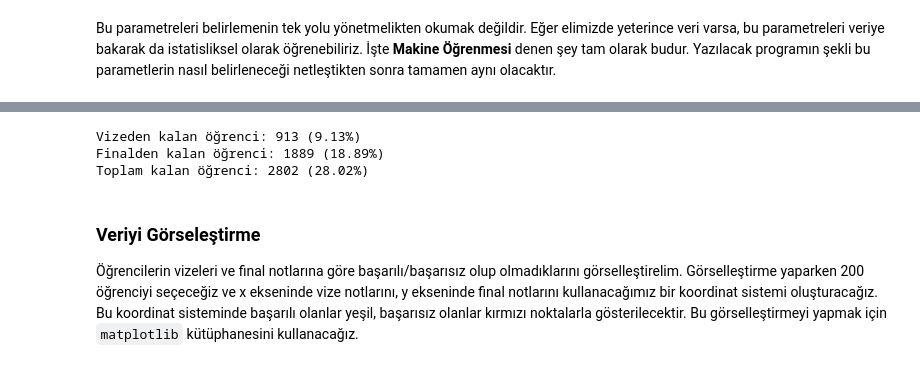
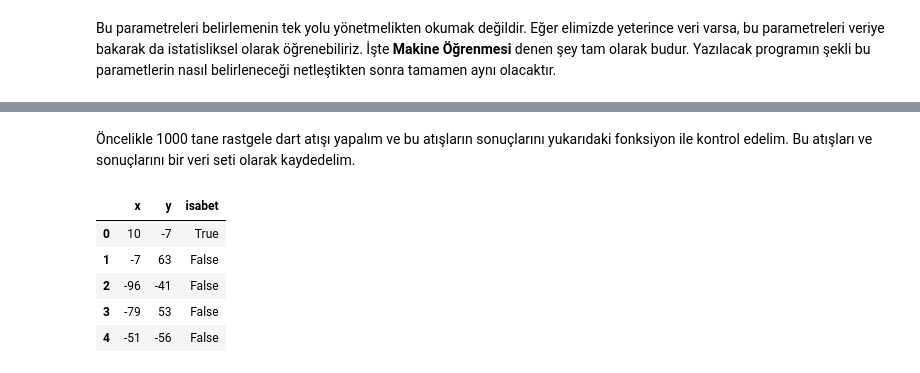
Before and after one commit to malibayram/doktora, a Jupyter notebook: deneme_tahtasi/basic_ml_copy.ipynb, the cells around one changed output, grey strips where cells are left out. Saved outputs shown, nothing was run; the diff lists cells and outputs as text; code cells hidden in the pictures.

```diff
--- a/deneme_tahtasi/basic_ml_copy.ipynb
+++ b/deneme_tahtasi/basic_ml_copy.ipynb
@@ -83,18 +23,0 @@ df.head(20)
-# %%
-vizeden_kalanlar = df[df["Vize"] < VIZE_BARAJ].count()["Vize"]
-finalden_kalanlar = df[df["Final"] < FINAL_BARAJ].count()["Final"]
-toplam_kalan = vizeden_kalanlar + finalden_kalanlar
-toplam_gecen = df.count()["Vize"] - toplam_kalan
-
-print(f"""Vizeden kalan öğrenci: {vizeden_kalanlar} ({vizeden_kalanlar / 100:.2f}%)
-Finalden kalan öğrenci: {finalden_kalanlar} ({finalden_kalanlar / 100:.2f}%)
-Toplam kalan öğrenci: {toplam_kalan} ({toplam_kalan / 100:.2f}%)
-      """)
-# %% [output]
-Vizeden kalan öğrenci: 913 (9.13%)
-Finalden kalan öğrenci: 1889 (18.89%)
-Toplam kalan öğrenci: 2802 (28.02%)
-# %% [markdown]
-### Veriyi Görseleştirme
-
-Öğrencilerin vizeleri ve final notlarına göre başarılı/başarısız olup olmadıklarını görselleştirelim. Görselleştirme yaparken  200 öğrenciyi seçeceğiz ve x ekseninde vize notlarını, y ekseninde final notlarını kullanacağımız bir koordinat sistemi oluşturacağız. Bu koordinat sisteminde başarılı olanlar yeşil, başarısız olanlar kırmızı noktalarla gösterilecektir. Bu görselleştirmeyi yapmak için `matplotlib` kütüphanesini kullanacağız.
@@ -100,0 +29,23 @@ Toplam kalan öğrenci: 2802 (28.02%)
+# %% [markdown]
+Öncelikle 1000 tane rastgele dart atışı yapalım ve bu atışların sonuçlarını yukarıdaki fonksiyon ile kontrol edelim. Bu atışları ve sonuçlarını bir veri seti olarak kaydedelim.
+# %%
+import pandas as pd
+import numpy as np
+
+atislar = []
+
+for i in range(1000):
+    x = np.random.randint(-100, 100)
+    y = np.random.randint(-100, 100)
+    isabet = isabet_hesapla(x, y)
+    atislar.append({ 'x': x, 'y': y, 'isabet': isabet })
+
+atislar_df = pd.DataFrame(atislar)
+atislar_df.head()
+# %% [output]
+|  | x | y | isabet |
+| 0 | 10 | -7 | True |
+| 1 | -7 | 63 | False |
+| 2 | -96 | -41 | False |
+| 3 | -79 | 53 | False |
+| 4 | -51 | -56 | False |
```
Also changed, not shown: parts of 23 cells of this notebook, 2 other files.
